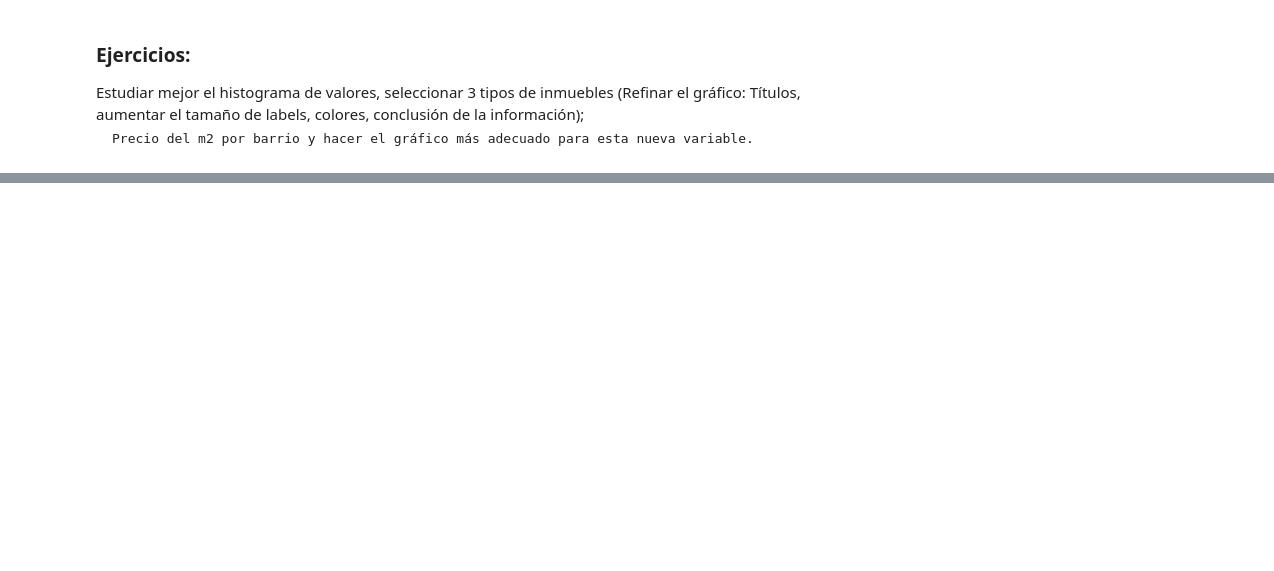
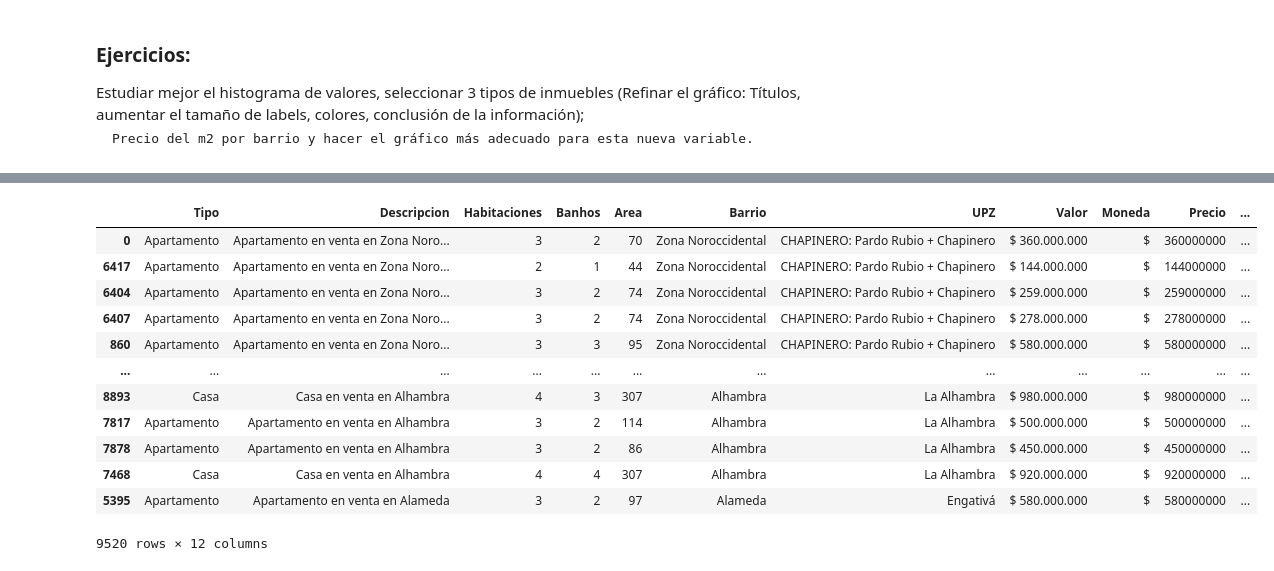
Before and after one commit to zalotores/InmersionDataScienceConPython, a Jupyter notebook: clase1/Clase1.ipynb, the cells around one changed output, grey strips where cells are left out. Drawn from its saved outputs; the diff is of its cells as text; code cells hidden in the pictures; blank space fills up the shorter version.

```diff
--- a/clase1/Clase1.ipynb
+++ b/clase1/Clase1.ipynb
@@ -391,0 +428,17 @@ plt.show()
+# %%
+inmuebles['PrecioM2'] = inmuebles['PrecioMillon'] / inmuebles['Area']
+inmuebles.sort_values(by='Barrio', ascending=False)
+# %% [output]
+|  | Tipo | Descripcion | Habitaciones | Banhos | Area | Barrio | UPZ | Valor | Moneda | Precio | ... |
+| 0 | Apartamento | Apartamento en venta en Zona Noro... | 3 | 2 | 70 | Zona Noroccidental | CHAPINERO: Pardo Rubio + Chapinero | $ 360.000.000 | $ | 360000000 | ... |
+| 6417 | Apartamento | Apartamento en venta en Zona Noro... | 2 | 1 | 44 | Zona Noroccidental | CHAPINERO: Pardo Rubio + Chapinero | $ 144.000.000 | $ | 144000000 | ... |
+| 6404 | Apartamento | Apartamento en venta en Zona Noro... | 3 | 2 | 74 | Zona Noroccidental | CHAPINERO: Pardo Rubio + Chapinero | $ 259.000.000 | $ | 259000000 | ... |
+| 6407 | Apartamento | Apartamento en venta en Zona Noro... | 3 | 2 | 74 | Zona Noroccidental | CHAPINERO: Pardo Rubio + Chapinero | $ 278.000.000 | $ | 278000000 | ... |
+| 860 | Apartamento | Apartamento en venta en Zona Noro... | 3 | 3 | 95 | Zona Noroccidental | CHAPINERO: Pardo Rubio + Chapinero | $ 580.000.000 | $ | 580000000 | ... |
+| ... | ... | ... | ... | ... | ... | ... | ... | ... | ... | ... | ... |
+| 8893 | Casa | Casa en venta en Alhambra | 4 | 3 | 307 | Alhambra | La Alhambra | $ 980.000.000 | $ | 980000000 | ... |
+| 7817 | Apartamento | Apartamento en venta en Alhambra | 3 | 2 | 114 | Alhambra | La Alhambra | $ 500.000.000 | $ | 500000000 | ... |
+| 7878 | Apartamento | Apartamento en venta en Alhambra | 3 | 2 | 86 | Alhambra | La Alhambra | $ 450.000.000 | $ | 450000000 | ... |
+| 7468 | Casa | Casa en venta en Alhambra | 4 | 4 | 307 | Alhambra | La Alhambra | $ 920.000.000 | $ | 920000000 | ... |
+| 5395 | Apartamento | Apartamento en venta en Alameda | 3 | 2 | 97 | Alameda | Engativá | $ 580.000.000 | $ | 580000000 | ... |
+9520 rows × 12 columns
```
Also changed, not shown: parts of 14 cells of this notebook.
